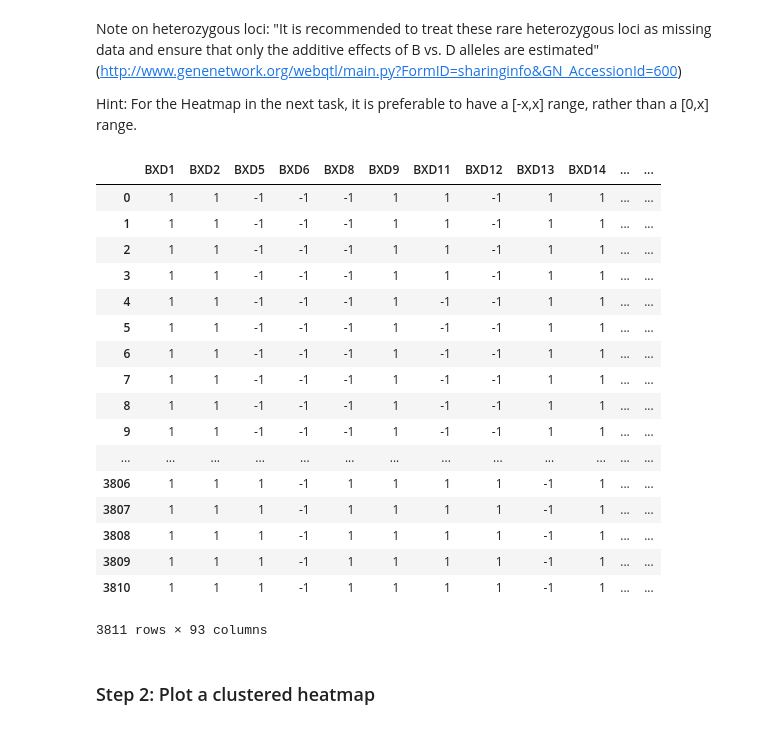
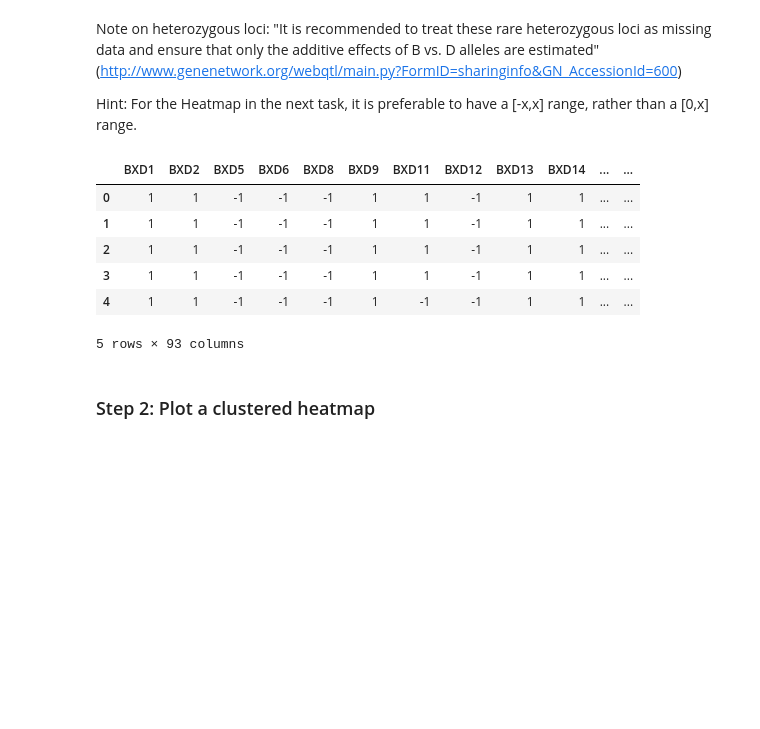
Before and after one commit to Osrip/Integrated_Bioinformatics, a Jupyter notebook: IntegratedBioinformatics/notebooks/Day2_Exploratory_Analysis.ipynb, the cells around one changed output. Drawn from its saved outputs; the diff is of its cells as text; code cells hidden in the pictures; blank space fills up the shorter version.

```diff
--- a/IntegratedBioinformatics/notebooks/Day2_Exploratory_Analysis.ipynb
+++ b/IntegratedBioinformatics/notebooks/Day2_Exploratory_Analysis.ipynb
@@ -121,28 +121,17 @@ Hint: For the Heatmap in the next task, it is preferable to have a [-x,x] range,
 # %%
 
 geno_num_part = geno.iloc[:,4:].applymap({'B':1, 'D': -1, 'H':0, 'U':0}.get)
-geno_num_part
+geno_num_part.head()
 #geno_num = geno
 #geno_num[:,4:] = geno_num_part
 # %% [output]
 |  | BXD1 | BXD2 | BXD5 | BXD6 | BXD8 | BXD9 | BXD11 | BXD12 | BXD13 | BXD14 | ... | ... |
 | 0 | 1 | 1 | -1 | -1 | -1 | 1 | 1 | -1 | 1 | 1 | ... | ... |
 | 1 | 1 | 1 | -1 | -1 | -1 | 1 | 1 | -1 | 1 | 1 | ... | ... |
 | 2 | 1 | 1 | -1 | -1 | -1 | 1 | 1 | -1 | 1 | 1 | ... | ... |
 | 3 | 1 | 1 | -1 | -1 | -1 | 1 | 1 | -1 | 1 | 1 | ... | ... |
 | 4 | 1 | 1 | -1 | -1 | -1 | 1 | -1 | -1 | 1 | 1 | ... | ... |
-| 5 | 1 | 1 | -1 | -1 | -1 | 1 | -1 | -1 | 1 | 1 | ... | ... |
-| 6 | 1 | 1 | -1 | -1 | -1 | 1 | -1 | -1 | 1 | 1 | ... | ... |
-| 7 | 1 | 1 | -1 | -1 | -1 | 1 | -1 | -1 | 1 | 1 | ... | ... |
-| 8 | 1 | 1 | -1 | -1 | -1 | 1 | -1 | -1 | 1 | 1 | ... | ... |
-| 9 | 1 | 1 | -1 | -1 | -1 | 1 | -1 | -1 | 1 | 1 | ... | ... |
-| ... | ... | ... | ... | ... | ... | ... | ... | ... | ... | ... | ... | ... |
-| 3806 | 1 | 1 | 1 | -1 | 1 | 1 | 1 | 1 | -1 | 1 | ... | ... |
-| 3807 | 1 | 1 | 1 | -1 | 1 | 1 | 1 | 1 | -1 | 1 | ... | ... |
-| 3808 | 1 | 1 | 1 | -1 | 1 | 1 | 1 | 1 | -1 | 1 | ... | ... |
-| 3809 | 1 | 1 | 1 | -1 | 1 | 1 | 1 | 1 | -1 | 1 | ... | ... |
-| 3810 | 1 | 1 | 1 | -1 | 1 | 1 | 1 | 1 | -1 | 1 | ... | ... |
-3811 rows × 93 columns
+5 rows × 93 columns
 # %% [markdown]
 ### Step 2: Plot a clustered heatmap
 # %%
```
Also changed, not shown: parts of 4 cells of this notebook, 1 other file.
